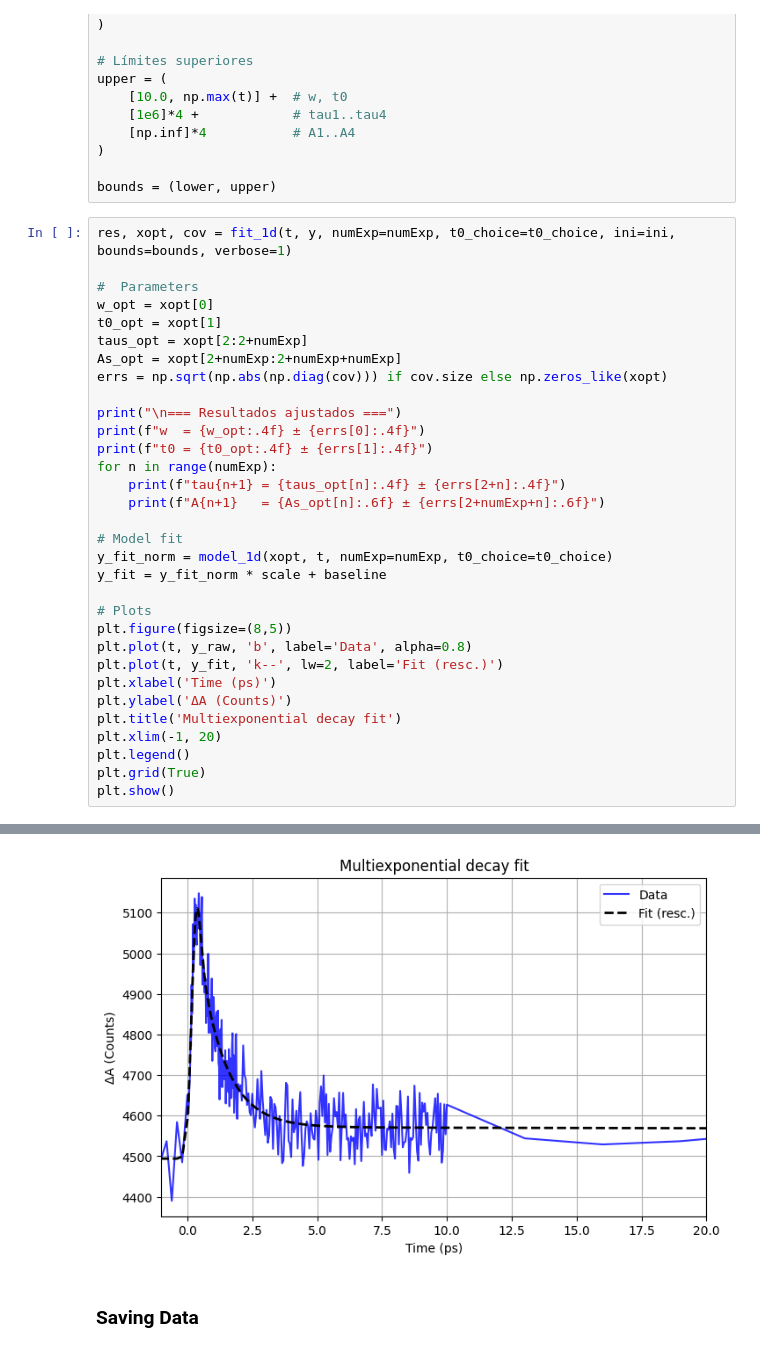
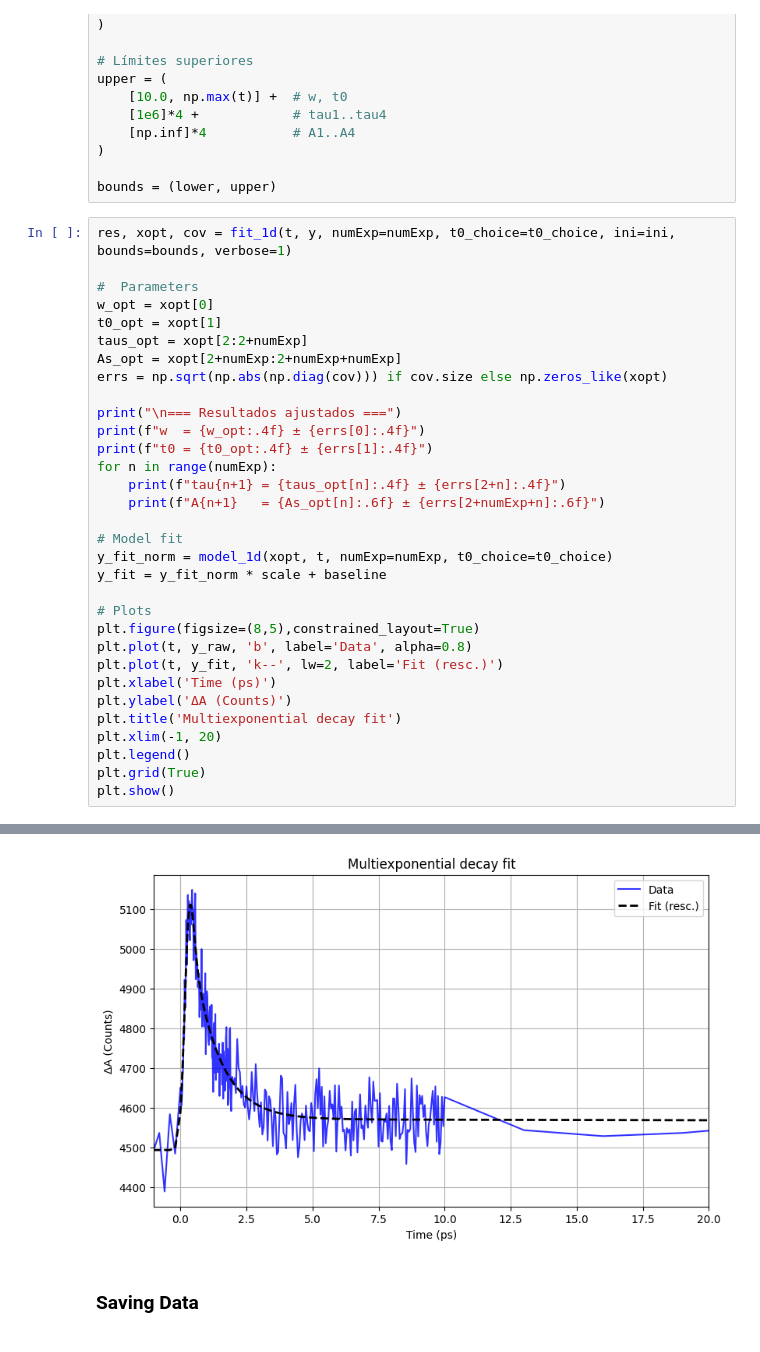
Before and after one commit to AlejandroSerranoCapote/Ultrafast-Spectroscopy-Analyzer-FLUP-TAS-, a Jupyter notebook: 1D_MultiexponentialFit.ipynb, the cells around one changed output, grey strips where cells are left out. Saved outputs shown, nothing was run; the diff lists cells and outputs as text.

```diff
--- a/1D_MultiexponentialFit.ipynb
+++ b/1D_MultiexponentialFit.ipynb
@@ -195,35 +195,35 @@ for n in range(numExp):
 
 # Model fit
 y_fit_norm = model_1d(xopt, t, numExp=numExp, t0_choice=t0_choice)
 y_fit = y_fit_norm * scale + baseline
 
 # Plots
-plt.figure(figsize=(8,5))
+plt.figure(figsize=(8,5),constrained_layout=True)
 plt.plot(t, y_raw, 'b', label='Data', alpha=0.8)
 plt.plot(t, y_fit, 'k--', lw=2, label='Fit (resc.)')
 plt.xlabel('Time (ps)')
 plt.ylabel('ΔA (Counts)')
 plt.title('Multiexponential decay fit')
 plt.xlim(-1, 20)
 plt.legend()
 plt.grid(True)
 plt.show()
 # %% [output]
 `ftol` termination condition is satisfied.
 Function evaluations 152, initial cost 1.3423e+01, final cost 1.2068e+00, first-order optimality 1.99e+02.
 
 === Resultados ajustados ===
 w  = 0.1573 ± 0.0372
 t0 = 0.2184 ± 0.1162
 tau1 = 0.0751 ± 0.1993
 A1   = 1.796477 ± 5.911433
 tau2 = 0.9935 ± 0.1313
 A2   = 0.827328 ± 0.090297
 tau3 = 135.7399 ± 6273.1486
 A3   = 0.029544 ± 1.860606
 tau4 = 52718.8012 ± 154263168.1545
 A4   = 0.089032 ± 1.869652
-[figure, old version]
+[figure, new version]
 # %% [markdown]
 ### Saving Data
 # %%
```
